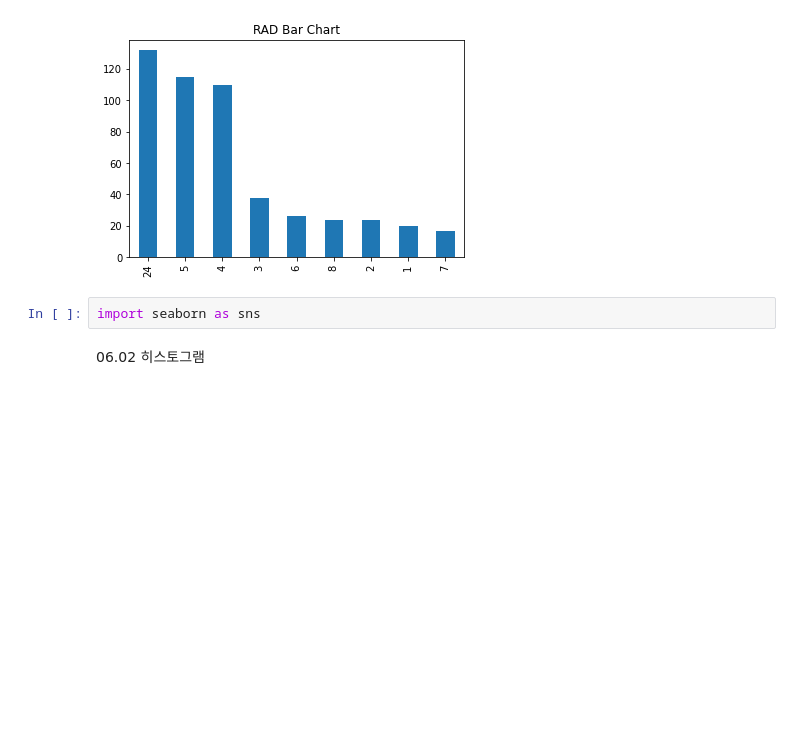
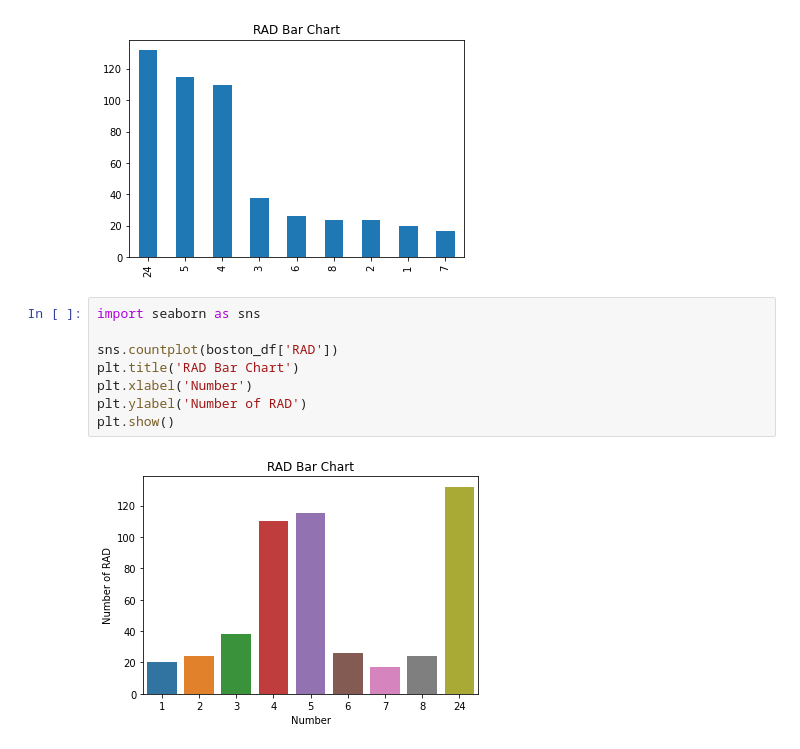
Before and after one commit to sangkonpark/1day-1commit, a Jupyter notebook: Sparta_ColdingClub_3강_보스턴_주택_가격_예측_답안_박상곤.ipynb, the cells around one changed output. Drawn from its saved outputs; the diff is of its cells as text; blank space fills up the shorter version.

```diff
--- a/Sparta_ColdingClub_3강_보스턴_주택_가격_예측_답안_박상곤.ipynb
+++ b/Sparta_ColdingClub_3강_보스턴_주택_가격_예측_답안_박상곤.ipynb
@@ -179,7 +179,13 @@ boston_df['RAD'].value_counts().plot(kind='bar', title='RAD Bar Chart')
 # %% [output]
 <matplotlib.axes._subplots.AxesSubplot at 0x...>
 [figure]
-# %%
-import seaborn as sns
-# %% [markdown]
-06.02 히스토그램
+# %%
+import seaborn as sns
+
+sns.countplot(boston_df['RAD'])
+plt.title('RAD Bar Chart')
+plt.xlabel('Number')
+plt.ylabel('Number of RAD')
+plt.show()
+# %% [output]
+[figure, added]
```
Also changed, not shown: parts of 11 cells of this notebook.
